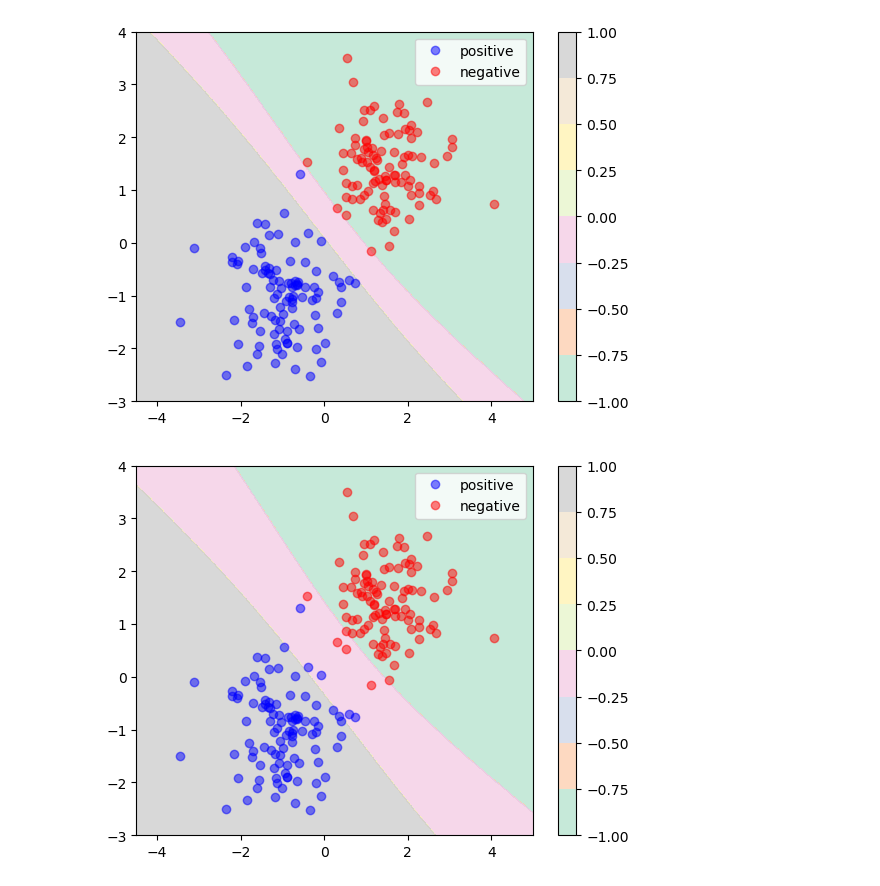
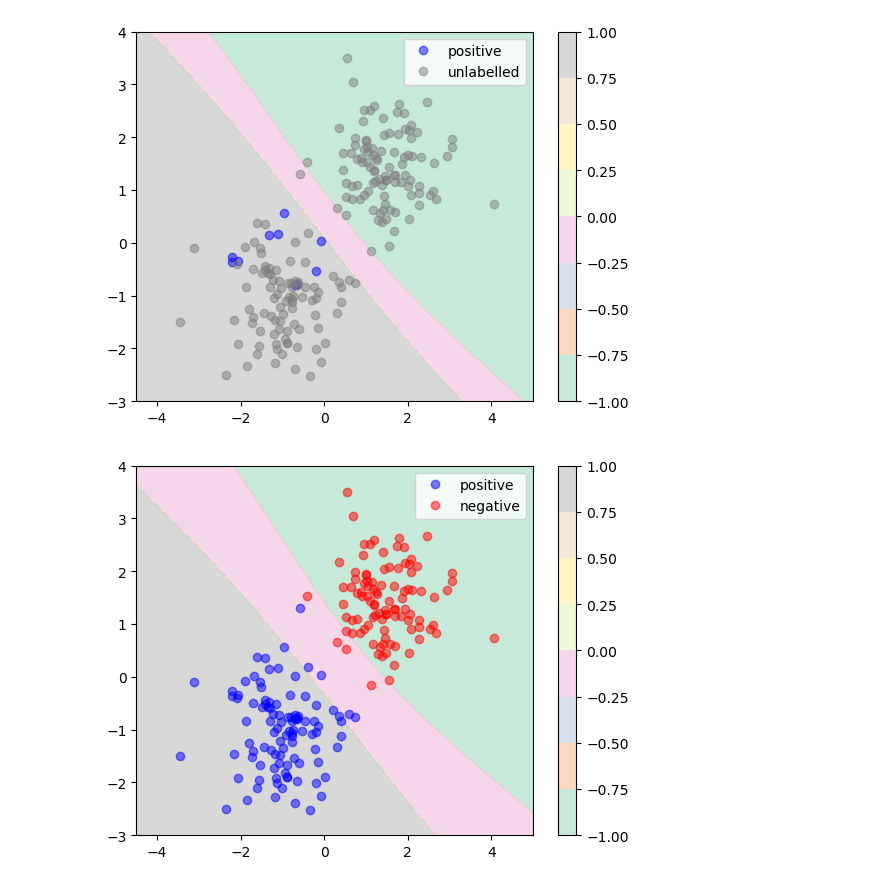
Before and after one commit to tpaquier/material_science, a Jupyter notebook: Tests_for_PU/PGPU/To_plot.ipynb, the cells around one changed output. Cells and saved outputs as stored; diff of their text form; code cells hidden in the pictures.

Commit message:
modifications to improve the plots

```diff
--- a/Tests_for_PU/PGPU/To_plot.ipynb
+++ b/Tests_for_PU/PGPU/To_plot.ipynb
@@ -58,24 +58,26 @@ svm_test = SVC(kernel='sigmoid',probability=True).fit(X=df.to_numpy()[:,:2],y=df
 # %%
 xx, yy = np.meshgrid(np.linspace(-4.5,5,500), np.linspace(-3,4,500))
 both = svm_test.predict_proba(np.c_[xx.ravel(), yy.ravel()])
 Z = both[:,1] - both[:,0]
 for i in range(500**2):
     if Z[i] > 0.5:
         Z[i] = 1
     elif Z[i] < -0.5:
         Z[i] = -1
     else:
         Z[i] = 0
 Z = Z.reshape(xx.shape)
+
 plt.contourf(xx, yy, Z, alpha=0.75, cmap=plt.cm.Pastel2)
-plt.plot(data_pos[:,0], data_pos[:,1], 'bo',alpha = 0.5, label='positive')
-plt.plot(data_ne[:,0], data_ne[:,1], 'ro',alpha = 0.5, label='negative')
+plt.plot(data_pos[:10,0], data_pos[:10,1], 'o',alpha = 0.5, label='positive', color='b')
+plt.plot(data_ne[:,0], data_ne[:,1], 'o',alpha = 0.5, color='gray')
+plt.plot(data_pos[10:,0], data_pos[10:,1], 'o',alpha = 0.5, label='unlabelled', color='gray')
 plt.legend()
 plt.colorbar()
 plt.savefig('uncertainty_05.png')
 plt.show()
 # %% [output]
-[figure, old version]
+[figure, new version]
 # %%
 Z = both[:,1] - both[:,0]
 for i in range(500**2):
```
Also changed, not shown: 3 other files.
